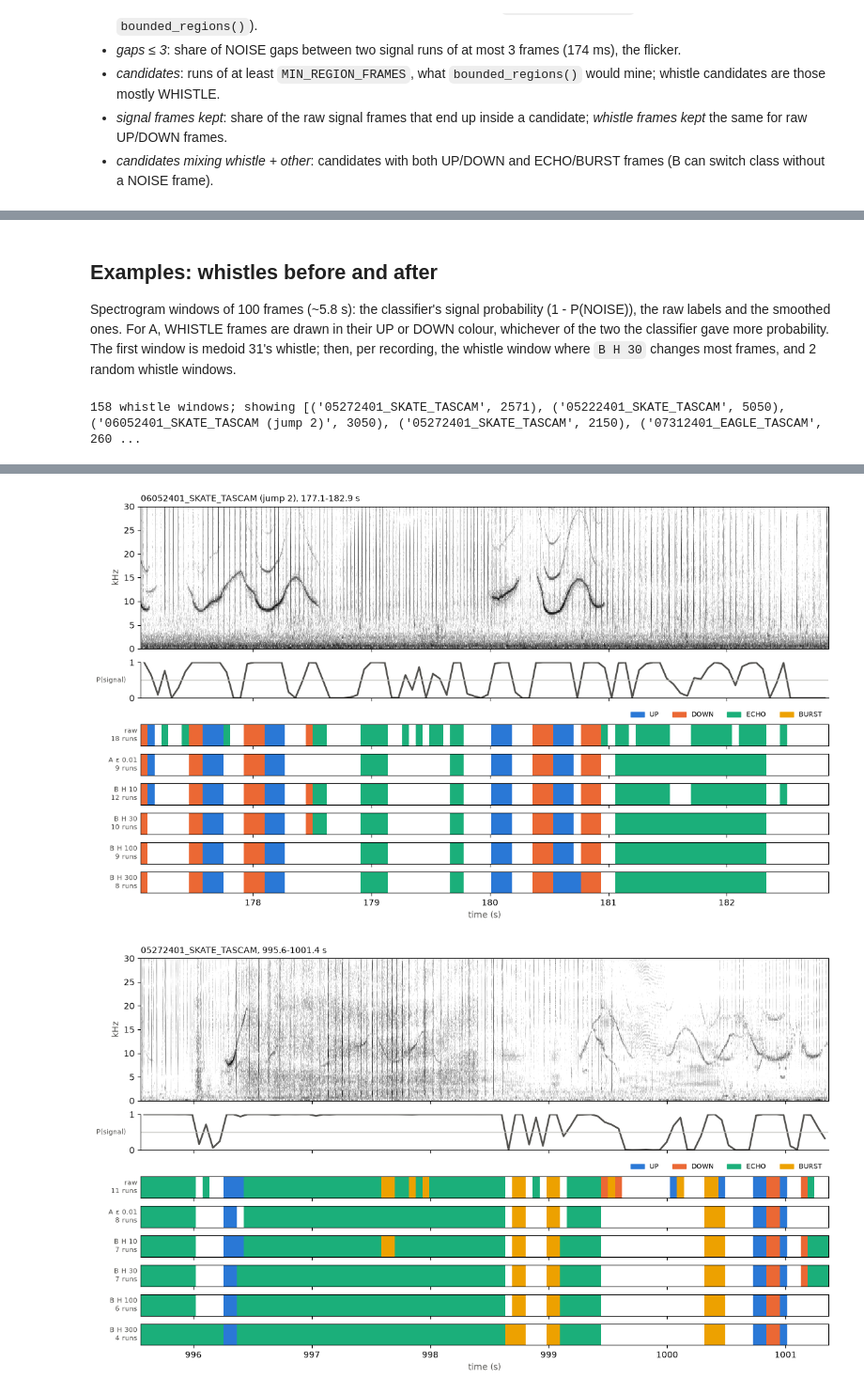
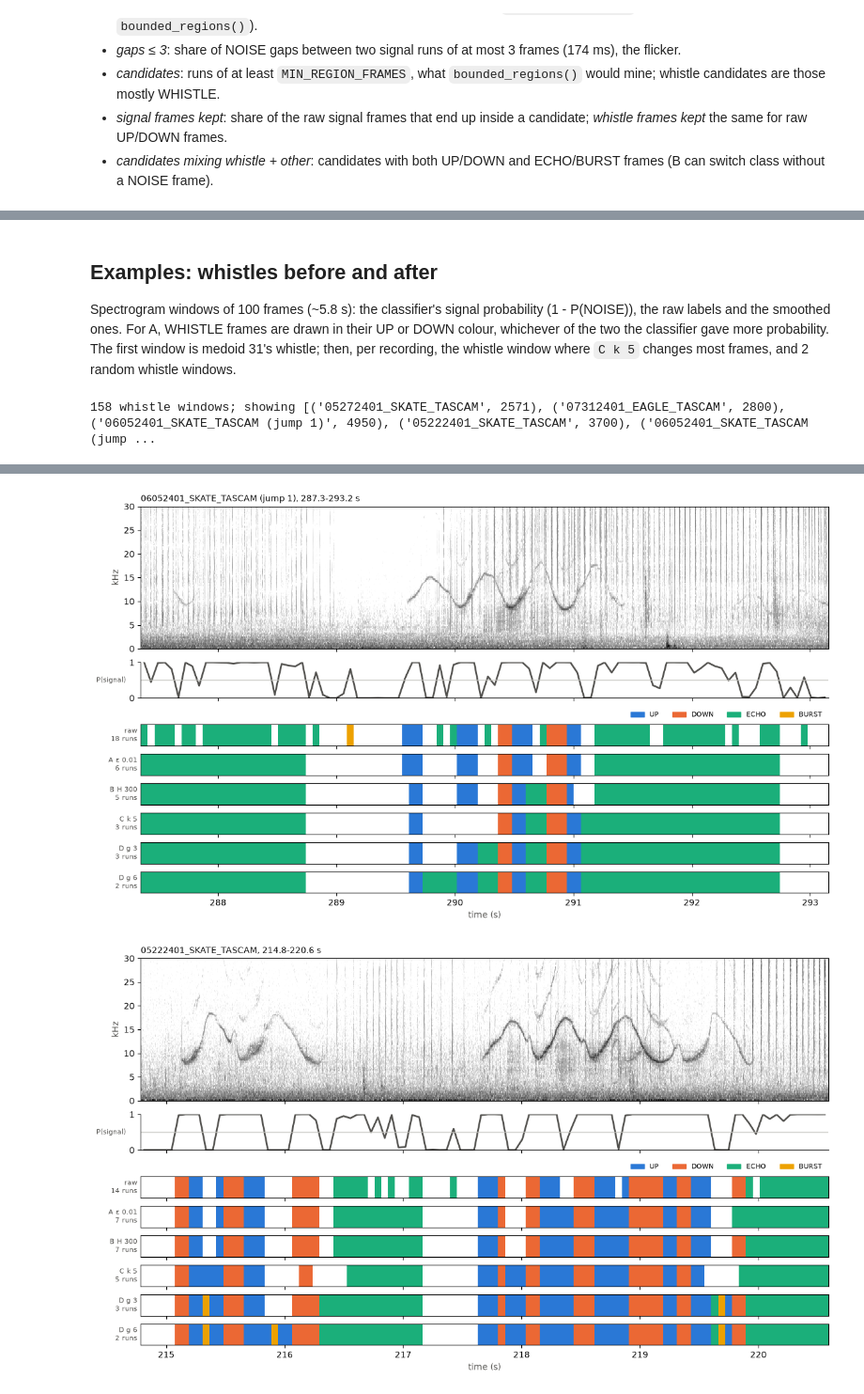
Before and after one commit to dkohlsdorf/continuous_profile_hmm, a Jupyter notebook: analysis_notebooks/ClassifierSmoothing.ipynb, the cells around one changed output, grey strips where cells are left out. Shown at 94% size. Saved outputs shown, nothing was run; the diff lists cells and outputs as text; code cells hidden in the pictures.

Commit message:
Classifier smoothing: min NOISE duration (C) and gap closing (D), L2 inner-gap lengths
Co-Authored-By: Claude Opus 5.5 <noreply@anthropic.com>

```diff
--- a/analysis_notebooks/ClassifierSmoothing.ipynb
+++ b/analysis_notebooks/ClassifierSmoothing.ipynb
@@ -113,8 +117,18 @@ def state_of(label):
 l2 = pd.DataFrame({"class": [Counter(state_of(l) for l in c[2]).most_common(1)[0][0] for c in baked],
                    "frames": [len(c[2]) for c in baked]})
 L2_DURATION = l2[l2["class"] != 'NOISE'].groupby("class")["frames"].mean()
+
+# NOISE gaps inside the L2 regions (not at their edges), by the region's majority class
+inner_gaps = []
+for c, cls in zip(baked, l2["class"]):
+    is_noise = np.array([l == 'NOISE' for l in c[2]], dtype=np.int8)
+    edges = np.flatnonzero(np.diff(np.r_[0, is_noise, 0]))
+    inner_gaps += [(cls, b - a) for a, b in zip(edges[::2], edges[1::2]) if a > 0 and b < len(is_noise)]
+inner_gaps = pd.DataFrame(inner_gaps, columns=["class", "frames"])
 print(f"{len(baked)} baked L2 candidates of {len(candidates)}")
-l2.groupby("class")["frames"].describe()[["count", "mean", "50%"]].round(1)
+display(l2.groupby("class")["frames"].describe()[["count", "mean", "50%"]].round(1))
+print("NOISE gaps inside L2 regions, by gap length in frames:")
+pd.crosstab(inner_gaps["class"], inner_gaps["frames"].clip(upper=10)).rename(columns={10: "≥10"})
 # %% [output]
 3667 baked L2 candidates of 7383
 |  | count | mean | 50% |
@@ -357,10 +424,10 @@ summary.round(3)
 # %% [markdown]
 ## Examples: whistles before and after
 
-Spectrogram windows of 100 frames (~5.8 s): the classifier's signal probability (1 - P(NOISE)), the raw labels and the smoothed ones. For A, WHISTLE frames are drawn in their UP or DOWN colour, whichever of the two the classifier gave more probability. The first window is medoid 31's whistle; then, per recording, the whistle window where `B H 30` changes most frames, and 2 random whistle windows.
+Spectrogram windows of 100 frames (~5.8 s): the classifier's signal probability (1 - P(NOISE)), the raw labels and the smoothed ones. For A, WHISTLE frames are drawn in their UP or DOWN colour, whichever of the two the classifier gave more probability. The first window is medoid 31's whistle; then, per recording, the whistle window where `C k 5` changes most frames, and 2 random whistle windows.
 # %%
 WINDOW = 100
-MAIN = "B H 30"
+MAIN = "C k 5"
 
 def whistle_windows(rec):
     raw, seq = states["raw"][rec], states[MAIN][rec]
@@ -374,14 +441,16 @@ most_changed = [max((w for w in windows if w[0] == rec), key=lambda w: w[2]) for
 rng = np.random.default_rng(0)
 random_windows = [windows[i] for i in rng.choice(len(windows), 2, replace=False)]
 medoid31 = ('05272401_SKATE_TASCAM', int(round(1021.16 / STEP_SECONDS)) - SEGMENTS['05272401_SKATE_TASCAM'] - 20)
-examples = [medoid31] + [(rec, s) for rec, s, _ in most_changed + random_windows]
+user_windows = [('07312401_EAGLE_TASCAM', 2800),       # 3 confident NOISE frames inside a whistle at 164.8 s
+                ('06052401_SKATE_TASCAM (jump 1)', 4950)]   # whistle under clicks at 289.6-291 s
+examples = [medoid31, *user_windows] + [(rec, s) for rec, s, _ in most_changed + random_windows]
 print(f"{len(windows)} whistle windows; showing {examples}")
 # %% [output]
-158 whistle windows; showing [('05272401_SKATE_TASCAM', 2571), ('05222401_SKATE_TASCAM', 5050), ('06052401_SKATE_TASCAM (jump 2)', 3050), ('05272401_SKATE_TASCAM', 2150), ('07312401_EAGLE_TASCAM', 260 ...
+158 whistle windows; showing [('05272401_SKATE_TASCAM', 2571), ('07312401_EAGLE_TASCAM', 2800), ('06052401_SKATE_TASCAM (jump 1)', 4950), ('05222401_SKATE_TASCAM', 3700), ('06052401_SKATE_TASCAM (jump ...
 # %%
 from matplotlib.patches import Patch
 
-def plot_window(rec, start, rows=tuple(states), n_fft=512, hop=128):
+def plot_window(rec, start, rows=("raw", f"A ε {EPS}", "B H 300", "C k 5", *(f"D g {g}" for g in GAP_CLOSING)), n_fft=512, hop=128):
     import librosa
     offset = SEGMENTS[rec]
     t0, t1 = (offset + start) * STEP_SECONDS, (offset + start + WINDOW) * STEP_SECONDS
@@ -431,2 +500,2 @@ for rec, s in examples:
-[figure, old version]
+[figure, new version]
-[figure, old version]
+[figure, new version]
```
Also changed, not shown: parts of 5 cells of this notebook.
